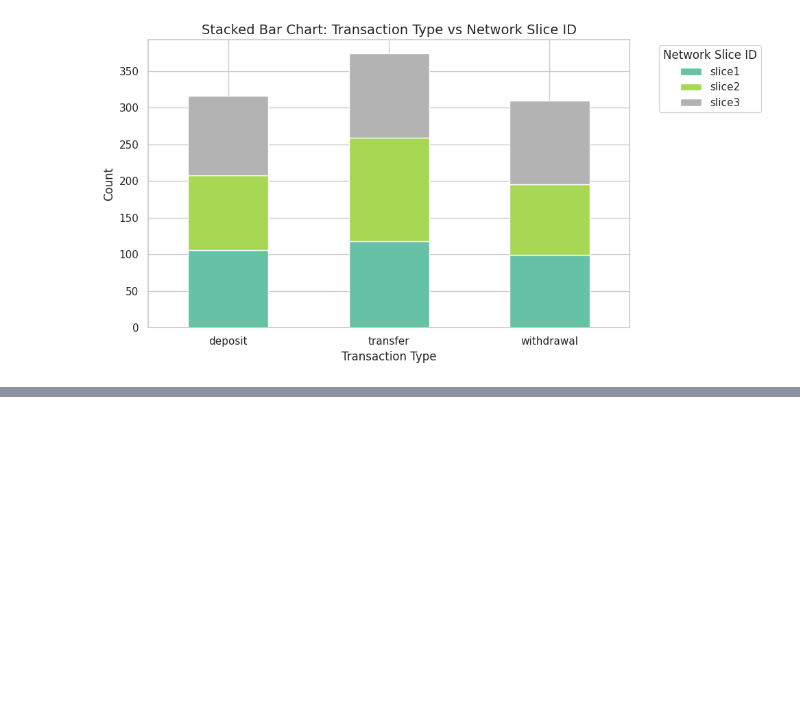
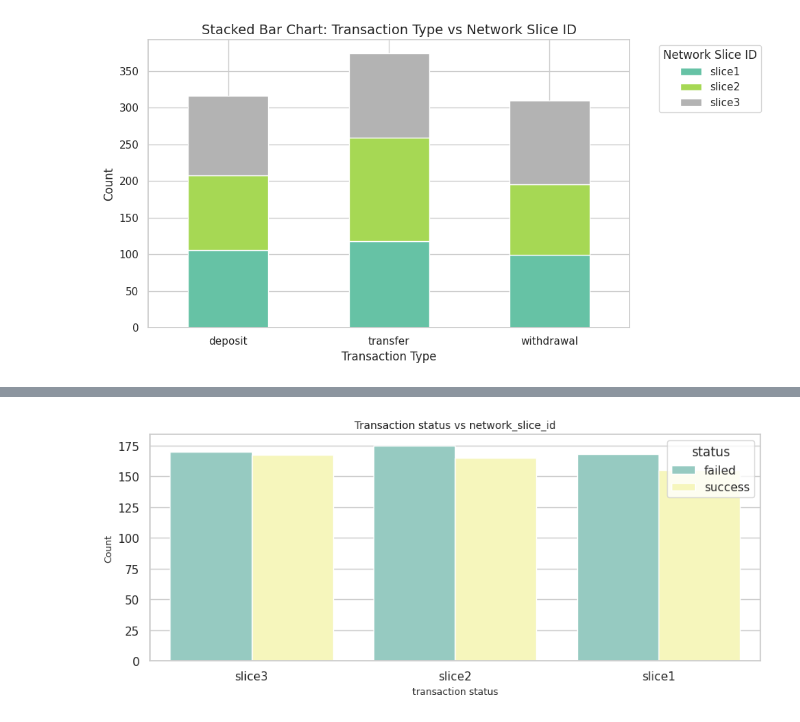
Before and after one commit to Sagarjain93/Operations_transaction_Data, a Jupyter notebook: transaction_data.ipynb, the cells around one changed output, grey strips where cells are left out. Drawn from its saved outputs; the diff is of its cells as text; code cells hidden in the pictures; blank space fills up the shorter version.

```diff
--- a/transaction_data.ipynb
+++ b/transaction_data.ipynb
@@ -663,0 +681,17 @@ plt.show()
+# %%
+plt.figure(figsize=(9, 4))
+
+# Create grouped bar plot
+sns.countplot(x='network_slice_id', hue='transaction_status', data=df, palette='Set3')
+
+# Add titles and labels
+plt.title('Transaction status vs network_slice_id', fontsize=10)
+plt.xlabel('transaction status', fontsize=9)
+plt.ylabel('Count', fontsize=9)
+plt.legend(title='status')
+plt.xticks(rotation=0)
+
+plt.tight_layout()
+plt.show()
+# %% [output]
+[figure, added]
```
Also changed, not shown: parts of 19 cells of this notebook.
